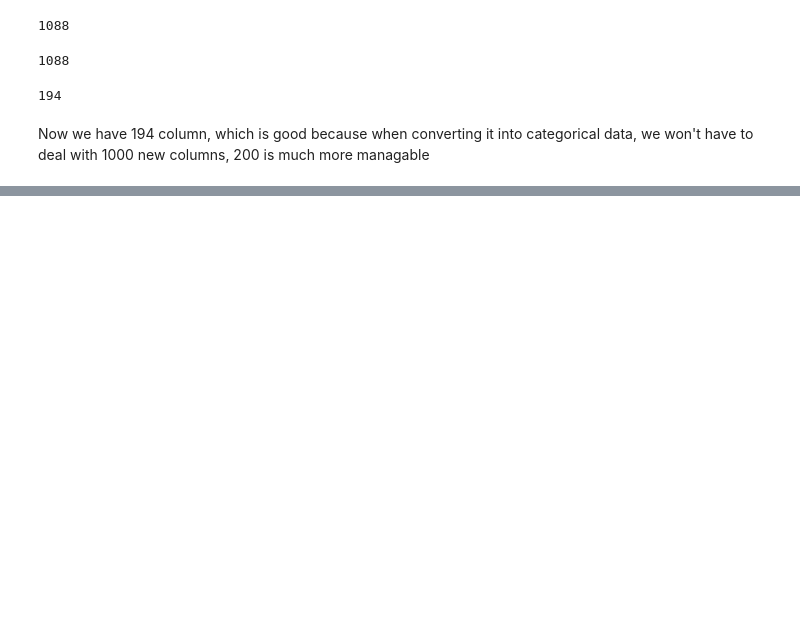
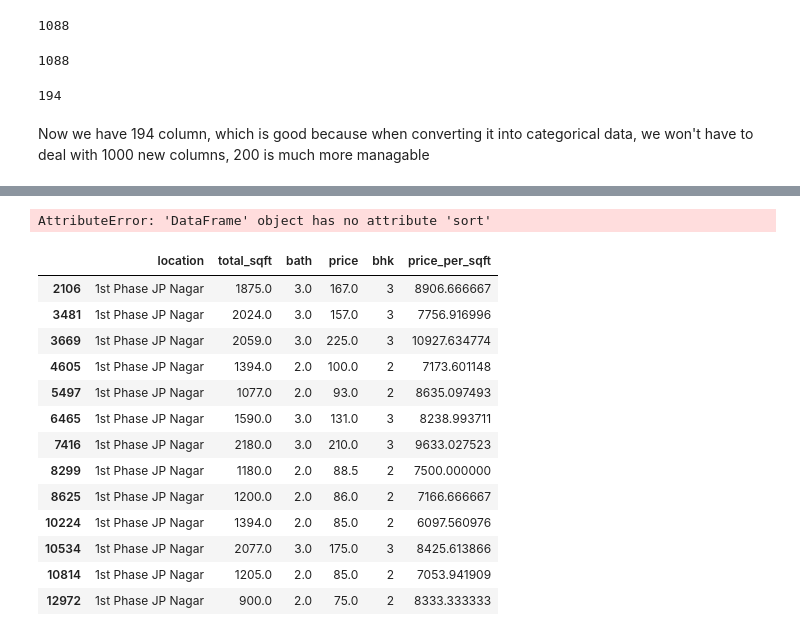
Before and after one commit to PranjalDhamane/Real-Estate-Price-Prediction, a Jupyter notebook: Python/Data_Cleaning_Preprocessing.ipynb, the cells around one changed output, grey strips where cells are left out. Cells and saved outputs as stored; diff of their text form; code cells hidden in the pictures; blank space fills up the shorter version.

```diff
--- a/Python/Data_Cleaning_Preprocessing.ipynb
+++ b/Python/Data_Cleaning_Preprocessing.ipynb
@@ -266,0 +386,21 @@ Now we have 194 column, which is good because when converting it into categorica
+# %%
+df_cleaned.head().sort(df['location'])
+# %% [output]
+AttributeError: 'DataFrame' object has no attribute 'sort'
+# %%
+df_cleaned.query("location == '1st Phase JP Nagar'")
+# %% [output]
+|  | location | total_sqft | bath | price | bhk | price_per_sqft |
+| 2106 | 1st Phase JP Nagar | 1875.0 | 3.0 | 167.0 | 3 | 8906.666667 |
+| 3481 | 1st Phase JP Nagar | 2024.0 | 3.0 | 157.0 | 3 | 7756.916996 |
+| 3669 | 1st Phase JP Nagar | 2059.0 | 3.0 | 225.0 | 3 | 10927.634774 |
+| 4605 | 1st Phase JP Nagar | 1394.0 | 2.0 | 100.0 | 2 | 7173.601148 |
+| 5497 | 1st Phase JP Nagar | 1077.0 | 2.0 | 93.0 | 2 | 8635.097493 |
+| 6465 | 1st Phase JP Nagar | 1590.0 | 3.0 | 131.0 | 3 | 8238.993711 |
+| 7416 | 1st Phase JP Nagar | 2180.0 | 3.0 | 210.0 | 3 | 9633.027523 |
+| 8299 | 1st Phase JP Nagar | 1180.0 | 2.0 | 88.5 | 2 | 7500.000000 |
+| 8625 | 1st Phase JP Nagar | 1200.0 | 2.0 | 86.0 | 2 | 7166.666667 |
+| 10224 | 1st Phase JP Nagar | 1394.0 | 2.0 | 85.0 | 2 | 6097.560976 |
+| 10534 | 1st Phase JP Nagar | 2077.0 | 3.0 | 175.0 | 3 | 8425.613866 |
+| 10814 | 1st Phase JP Nagar | 1205.0 | 2.0 | 85.0 | 2 | 7053.941909 |
+| 12972 | 1st Phase JP Nagar | 900.0 | 2.0 | 75.0 | 2 | 8333.333333 |
```
Also changed, not shown: parts of 28 cells of this notebook.
